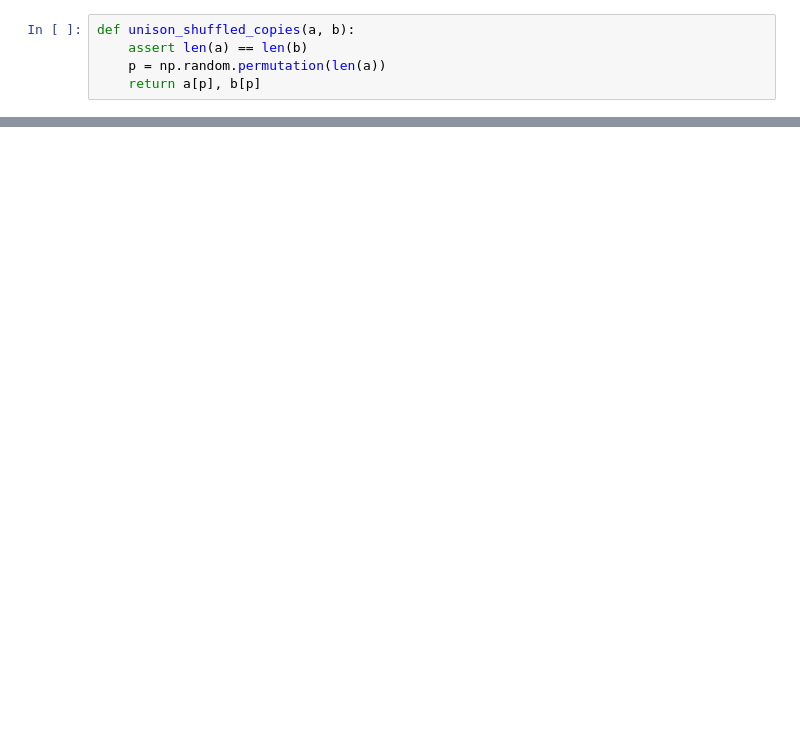
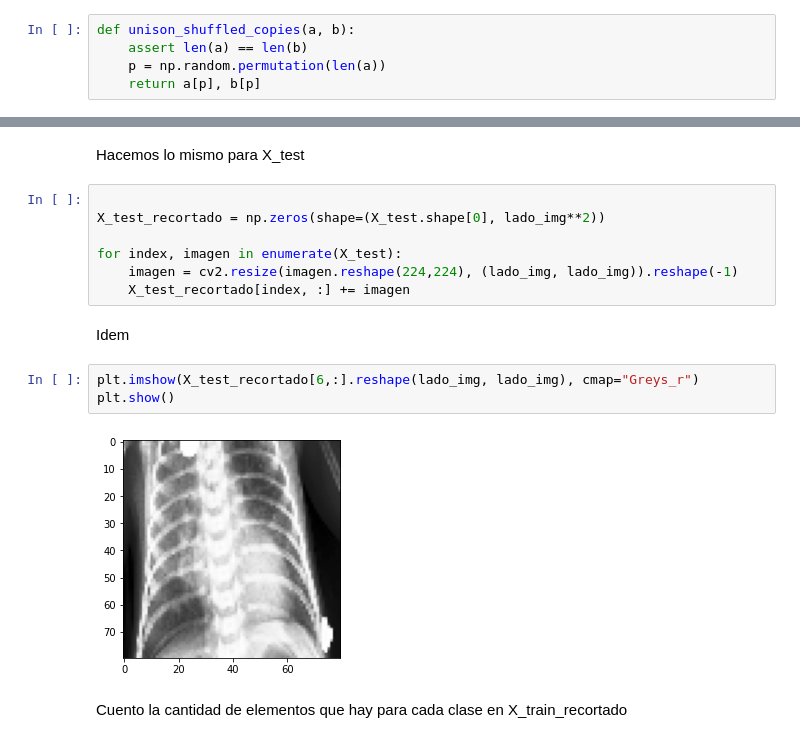
Before and after one commit to SoyDina/Trabajo-Final-Labo-de-Datos, a Jupyter notebook: SVM.ipynb, the cells around one changed output, grey strips where cells are left out. Cells and saved outputs as stored; diff of their text form; blank space fills up the shorter version.

```diff
--- a/SVM.ipynb
+++ b/SVM.ipynb
@@ -77,0 +282,18 @@ array([0.   , 0.002, 0.004, 0.006, 0.008, 0.01 , 0.012, 0.014, 0.016,
+# %% [markdown]
+Hacemos lo mismo para X_test
+# %%
+
+X_test_recortado = np.zeros(shape=(X_test.shape[0], lado_img**2))
+
+for index, imagen in enumerate(X_test):
+    imagen = cv2.resize(imagen.reshape(224,224), (lado_img, lado_img)).reshape(-1)
+    X_test_recortado[index, :] += imagen
+# %% [markdown]
+Idem
+# %%
+plt.imshow(X_test_recortado[6,:].reshape(lado_img, lado_img), cmap="Greys_r")
+plt.show()
+# %% [output]
+[figure, added]
+# %% [markdown]
+Cuento la cantidad de elementos que hay para cada clase en X_train_recortado
```
Also changed, not shown: parts of 44 cells of this notebook, 8 other files.
